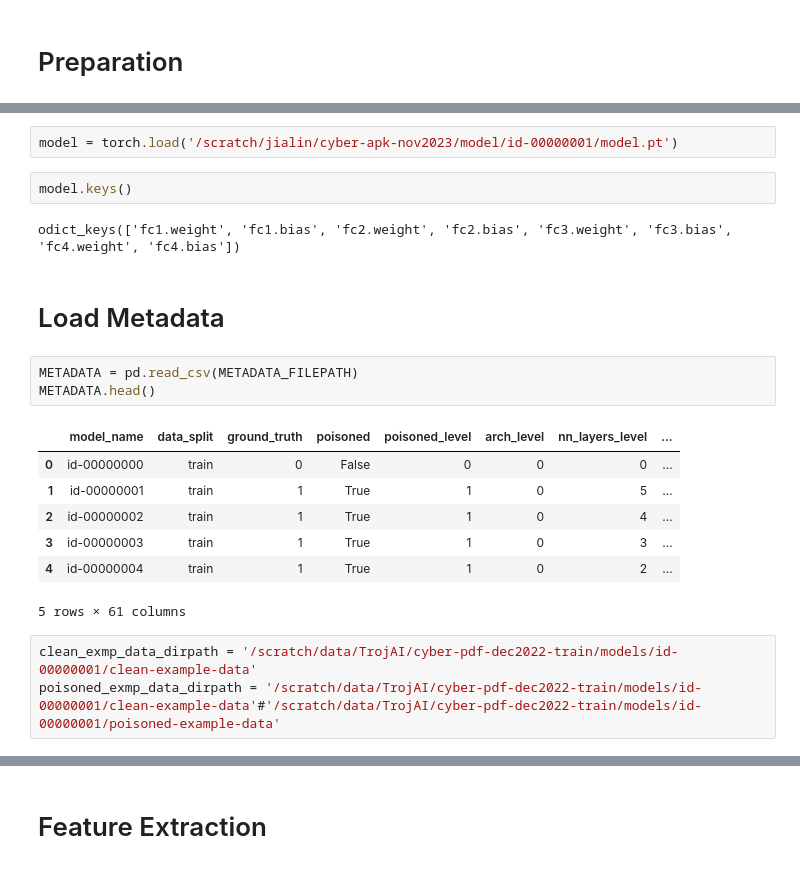
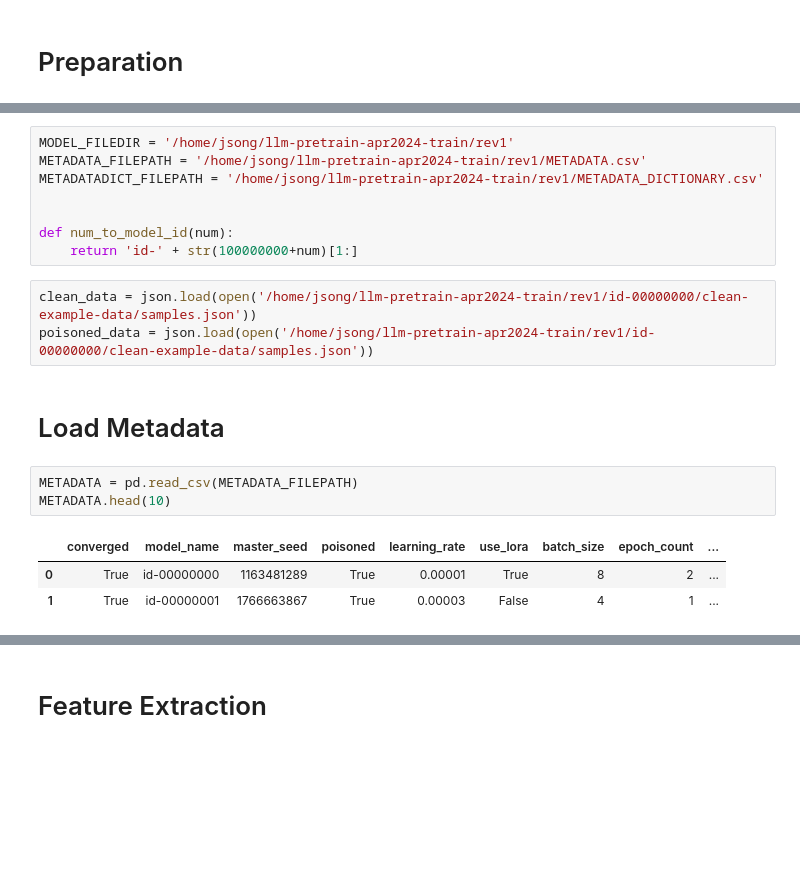
Before and after one commit to jsong2333333/TrojAI_Summary, a Jupyter notebook: explore.ipynb, the cells around one changed output, grey strips where cells are left out. Saved outputs shown, nothing was run; the diff lists cells and outputs as text; blank space fills up the shorter version.

```diff
--- a/explore.ipynb
+++ b/explore.ipynb
@@ -22,22 +107,20 @@ def num_to_model_id(num):
-# %%
-model = torch.load('/scratch/jialin/cyber-apk-nov2023/model/id-00000001/model.pt')
-# %%
-model.keys()
-# %% [output]
-odict_keys(['fc1.weight', 'fc1.bias', 'fc2.weight', 'fc2.bias', 'fc3.weight', 'fc3.bias', 'fc4.weight', 'fc4.bias'])
+# %%
+MODEL_FILEDIR = '/home/jsong/llm-pretrain-apr2024-train/rev1'
+METADATA_FILEPATH = '/home/jsong/llm-pretrain-apr2024-train/rev1/METADATA.csv'
+METADATADICT_FILEPATH = '/home/jsong/llm-pretrain-apr2024-train/rev1/METADATA_DICTIONARY.csv'
+
+
+def num_to_model_id(num):
+    return 'id-' + str(100000000+num)[1:]
+# %%
+clean_data = json.load(open('/home/jsong/llm-pretrain-apr2024-train/rev1/id-00000000/clean-example-data/samples.json'))
+poisoned_data = json.load(open('/home/jsong/llm-pretrain-apr2024-train/rev1/id-00000000/clean-example-data/samples.json'))
 # %% [markdown]
 # Load Metadata
 # %%
 METADATA = pd.read_csv(METADATA_FILEPATH)
-METADATA.head()
+METADATA.head(10)
 # %% [output]
-|  | model_name | data_split | ground_truth | poisoned | poisoned_level | arch_level | nn_layers_level | ... |
-| 0 | id-00000000 | train | 0 | False | 0 | 0 | 0 | ... |
-| 1 | id-00000001 | train | 1 | True | 1 | 0 | 5 | ... |
-| 2 | id-00000002 | train | 1 | True | 1 | 0 | 4 | ... |
-| 3 | id-00000003 | train | 1 | True | 1 | 0 | 3 | ... |
-| 4 | id-00000004 | train | 1 | True | 1 | 0 | 2 | ... |
+|  | converged | model_name | master_seed | poisoned | learning_rate | use_lora | batch_size | epoch_count | ... |
+| 0 | True | id-00000000 | 1163481289 | True | 0.00001 | True | 8 | 2 | ... |
+| 1 | True | id-00000001 | 1766663867 | True | 0.00003 | False | 4 | 1 | ... |
-5 rows × 61 columns
-# %%
-clean_exmp_data_dirpath = '/scratch/data/TrojAI/cyber-pdf-dec2022-train/models/id-00000001/clean-example-data'
-poisoned_exmp_data_dirpath = '/scratch/data/TrojAI/cyber-pdf-dec2022-train/models/id-00000001/clean-example-data'#'/scratch/data/TrojAI/cyber-pdf-dec2022-train/models/id-00000001/poisoned-example-data'
```
Also changed, not shown: parts of 146 cells of this notebook, 31 other files.
